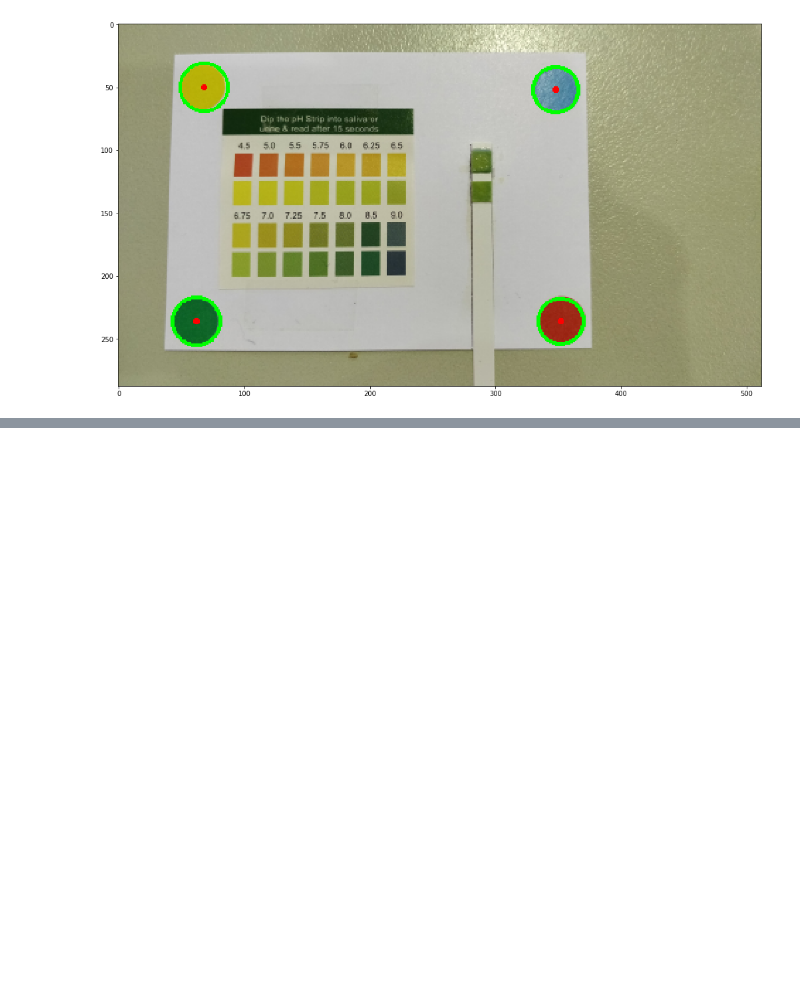
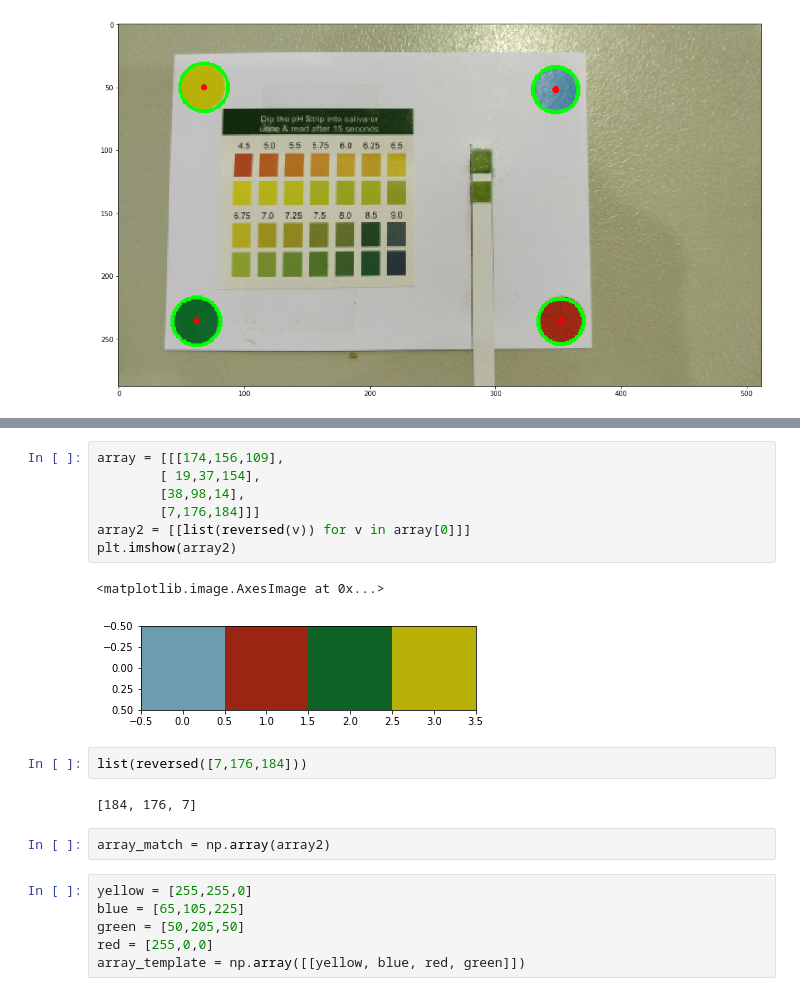
Before and after one commit to TheTerik/SHD2018, a Jupyter notebook: Decode.ipynb, the cells around one changed output, grey strips where cells are left out. Cells and saved outputs as stored; diff of their text form; blank space fills up the shorter version.

```diff
--- a/Decode.ipynb
+++ b/Decode.ipynb
@@ -44,0 +114,22 @@ plt.show()
+# %%
+array = [[[174,156,109],
+        [ 19,37,154],
+        [38,98,14],
+        [7,176,184]]]
+array2 = [[list(reversed(v)) for v in array[0]]]
+plt.imshow(array2)
+# %% [output]
+<matplotlib.image.AxesImage at 0x...>
+[figure, added]
+# %%
+list(reversed([7,176,184]))
+# %% [output]
+[184, 176, 7]
+# %%
+array_match = np.array(array2)
+# %%
+yellow = [255,255,0]
+blue = [65,105,225]
+green = [50,205,50]
+red = [255,0,0]
+array_template = np.array([[yellow, blue, red, green]])
```
Also changed, not shown: parts of 16 cells of this notebook, 1 other file.
